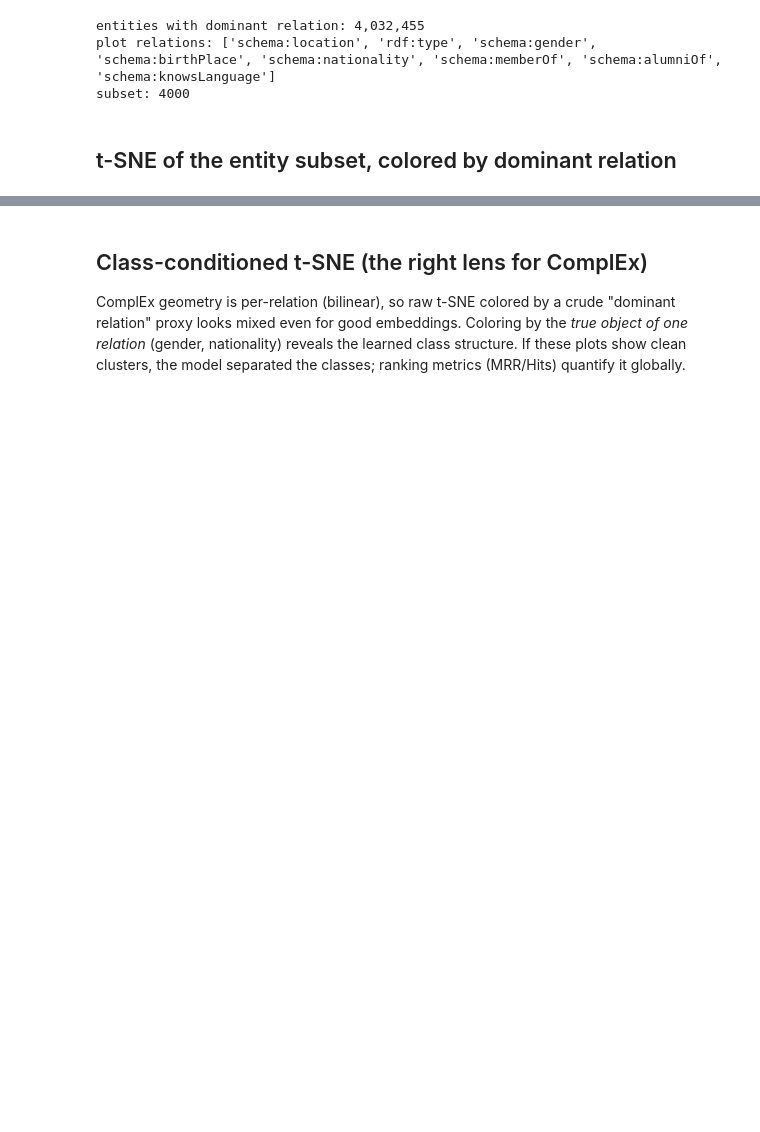
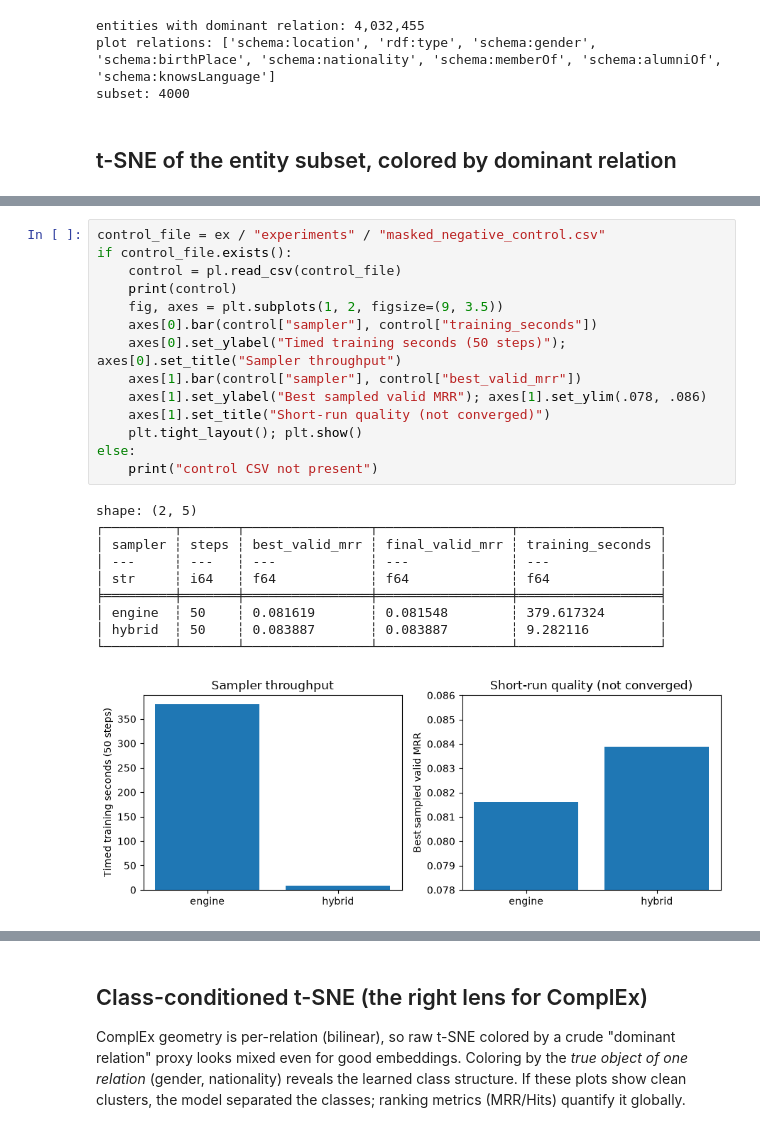
Before and after one commit to mylonasc/gestaltdb-examples, a Jupyter notebook: yago45-kge/notebooks/01_yago45_embeddings_notes.ipynb, the cells around one changed output, grey strips where cells are left out. Saved outputs shown, nothing was run; the diff lists cells and outputs as text; blank space fills up the shorter version.

```diff
--- a/yago45-kge/notebooks/01_yago45_embeddings_notes.ipynb
+++ b/yago45-kge/notebooks/01_yago45_embeddings_notes.ipynb
@@ -190,0 +199,25 @@ best valid MRR=0.4811 at step 138000
+# %%
+control_file = ex / "experiments" / "masked_negative_control.csv"
+if control_file.exists():
+    control = pl.read_csv(control_file)
+    print(control)
+    fig, axes = plt.subplots(1, 2, figsize=(9, 3.5))
+    axes[0].bar(control["sampler"], control["training_seconds"])
+    axes[0].set_ylabel("Timed training seconds (50 steps)"); axes[0].set_title("Sampler throughput")
+    axes[1].bar(control["sampler"], control["best_valid_mrr"])
+    axes[1].set_ylabel("Best sampled valid MRR"); axes[1].set_ylim(.078, .086)
+    axes[1].set_title("Short-run quality (not converged)")
+    plt.tight_layout(); plt.show()
+else:
+    print("control CSV not present")
+# %% [output]
+shape: (2, 5)
+┌─────────┬───────┬────────────────┬─────────────────┬──────────────────┐
+│ sampler ┆ steps ┆ best_valid_mrr ┆ final_valid_mrr ┆ training_seconds │
+│ ---     ┆ ---   ┆ ---            ┆ ---             ┆ ---              │
+│ str     ┆ i64   ┆ f64            ┆ f64             ┆ f64              │
+╞═════════╪═══════╪════════════════╪═════════════════╪══════════════════╡
+│ engine  ┆ 50    ┆ 0.081619       ┆ 0.081548        ┆ 379.617324       │
+│ hybrid  ┆ 50    ┆ 0.083887       ┆ 0.083887        ┆ 9.282116         │
+└─────────┴───────┴────────────────┴─────────────────┴──────────────────┘
+[figure, added]
```
Also changed, not shown: parts of 21 cells of this notebook, 29 other files.
